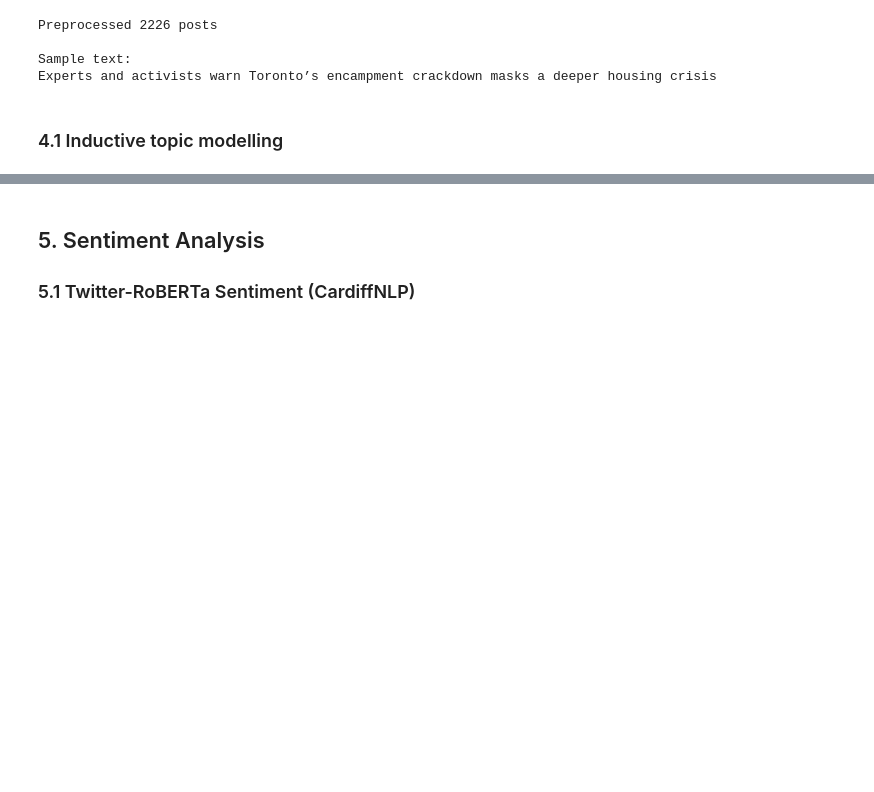
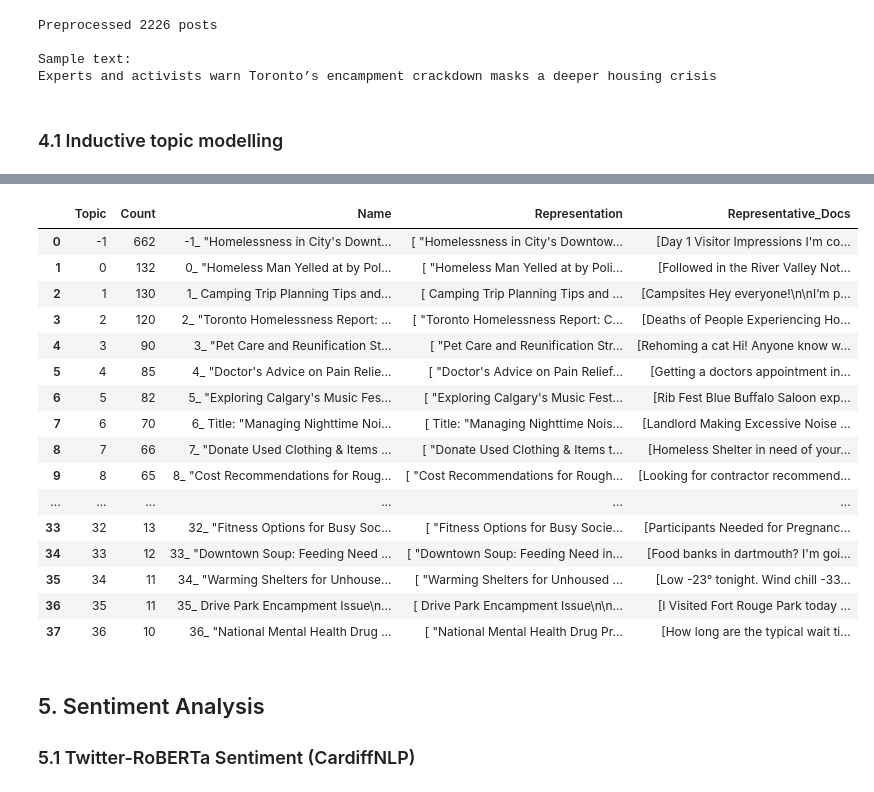
Before and after one commit to KayO-GH/Homeless_Sentiment, a Jupyter notebook: sentiment_emotion_pipeline.ipynb, the cells around one changed output, grey strips where cells are left out. Cells and saved outputs as stored; diff of their text form; code cells hidden in the pictures; blank space fills up the shorter version.

Commit message:
First version of topic modelling with Qwen model summaries

```diff
--- a/sentiment_emotion_pipeline.ipynb
+++ b/sentiment_emotion_pipeline.ipynb
@@ -97,5 +199,5 @@ Experts and activists warn Toronto’s encampment crackdown masks a deeper housi
 # %%
-# Inductive topic modeling with BERTopic
+# Inductive topic modeling with BERTopic + Qwen-generated titles
 print("Running BERTopic inductive topic modeling on combined text...")
 
 # Configure custom stop words and vectorizer to reduce stop words in topics
@@ -115,7 +217,8 @@ topic_model = BERTopic(
     calculate_probabilities=True,
     verbose=True,
     vectorizer_model=vectorizer_model,
-    low_memory=True
+    low_memory=True,
+    representation_model=representation_model
 )
 topics, probabilities = topic_model.fit_transform(df['combined_text'].tolist())
 
@@ -129,15 +232,21 @@ if probabilities is not None:
 else:
     df['topic_probability'] = np.nan
 
-def format_topic_keywords(topic_id, top_n=5):
+def extract_topic_keywords(topic_id, top_n=5):
     if topic_id == -1:
         return "Outlier"
-    topic = topic_model.get_topic(topic_id)
-    if not topic:
+    topic_terms = topic_model.get_topic(topic_id)
+    if not topic_terms:
         return "Outlier"
-    return ", ".join(word for word, _ in topic[:top_n])
+    return ", ".join(word for word, _ in topic_terms[:top_n])
 
-df['topic_keywords'] = df['topic_id'].apply(format_topic_keywords)
-topic_overview = topic_model.get_topic_info()
-topic_overview.head(10)
+df['topic_keywords'] = df['topic_id'].apply(extract_topic_keywords)
+
+topic_info = topic_model.get_topic_info()
+topic_info['Top_Keywords'] = topic_info['Topic'].apply(lambda topic: extract_topic_keywords(topic, top_n=5))
+topic_overview = topic_info
+title_lookup = topic_info.set_index('Topic')['Name']
+df['custom_topic_title'] = df['topic_id'].map(title_lookup).fillna('Outlier')
+
+print(topic_info.head(10)[['Topic', 'Name', 'Top_Keywords', 'Count']])
 # %% [output]
@@ -164,5 +261,25 @@ Running BERTopic inductive topic modeling on combined text...
 # %%
 topic_model.visualize_topics()
+# %%
+topic_info
+# %% [output]
+|  | Topic | Count | Name | Representation | Representative_Docs |
+| 0 | -1 | 662 | -1_ "Homelessness in City's Downt... | [ "Homelessness in City's Downtow... | [Day 1 Visitor Impressions I'm co... |
+| 1 | 0 | 132 | 0_ "Homeless Man Yelled at by Pol... | [ "Homeless Man Yelled at by Poli... | [Followed in the River Valley Not... |
+| 2 | 1 | 130 | 1_ Camping Trip Planning Tips and... | [ Camping Trip Planning Tips and ... | [Campsites Hey everyone!\n\nI’m p... |
+| 3 | 2 | 120 | 2_ "Toronto Homelessness Report: ... | [ "Toronto Homelessness Report: C... | [Deaths of People Experiencing Ho... |
+| 4 | 3 | 90 | 3_ "Pet Care and Reunification St... | [ "Pet Care and Reunification Str... | [Rehoming a cat Hi! Anyone know w... |
+| 5 | 4 | 85 | 4_ "Doctor's Advice on Pain Relie... | [ "Doctor's Advice on Pain Relief... | [Getting a doctors appointment in... |
+| 6 | 5 | 82 | 5_ "Exploring Calgary's Music Fes... | [ "Exploring Calgary's Music Fest... | [Rib Fest Blue Buffalo Saloon exp... |
+| 7 | 6 | 70 | 6_ Title: "Managing Nighttime Noi... | [ Title: "Managing Nighttime Nois... | [Landlord Making Excessive Noise ... |
+| 8 | 7 | 66 | 7_ "Donate Used Clothing & Items ... | [ "Donate Used Clothing & Items t... | [Homeless Shelter in need of your... |
+| 9 | 8 | 65 | 8_ "Cost Recommendations for Roug... | [ "Cost Recommendations for Rough... | [Looking for contractor recommend... |
+| ... | ... | ... | ... | ... | ... |
+| 33 | 32 | 13 | 32_ "Fitness Options for Busy Soc... | [ "Fitness Options for Busy Socie... | [Participants Needed for Pregnanc... |
+| 34 | 33 | 12 | 33_ "Downtown Soup: Feeding Need ... | [ "Downtown Soup: Feeding Need in... | [Food banks in dartmouth? I'm goi... |
+| 35 | 34 | 11 | 34_ "Warming Shelters for Unhouse... | [ "Warming Shelters for Unhoused ... | [Low -23° tonight. Wind chill -33... |
+| 36 | 35 | 11 | 35_ Drive Park Encampment Issue\n... | [ Drive Park Encampment Issue\n\n... | [I Visited Fort Rouge Park today ... |
+| 37 | 36 | 10 | 36_ "National Mental Health Drug ... | [ "National Mental Health Drug Pr... | [How long are the typical wait ti... |
 # %% [markdown]
 ## 5. Sentiment Analysis
 
```
Also changed, not shown: parts of 8 cells of this notebook, 3 other files.
